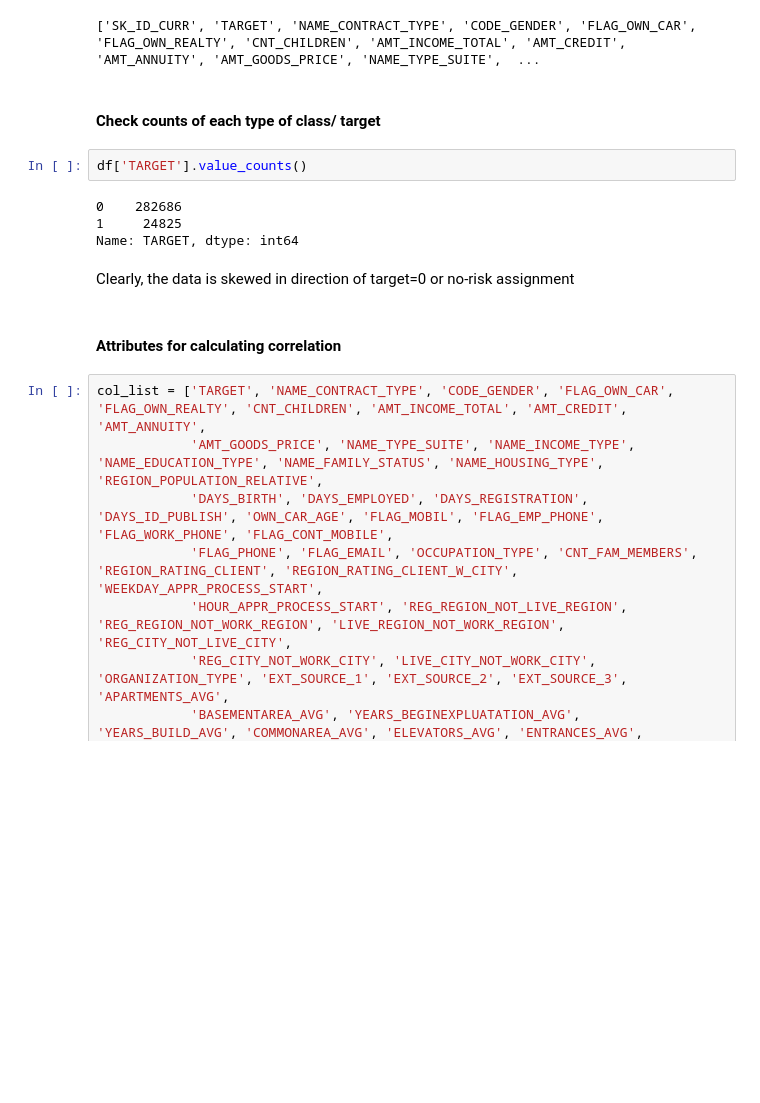
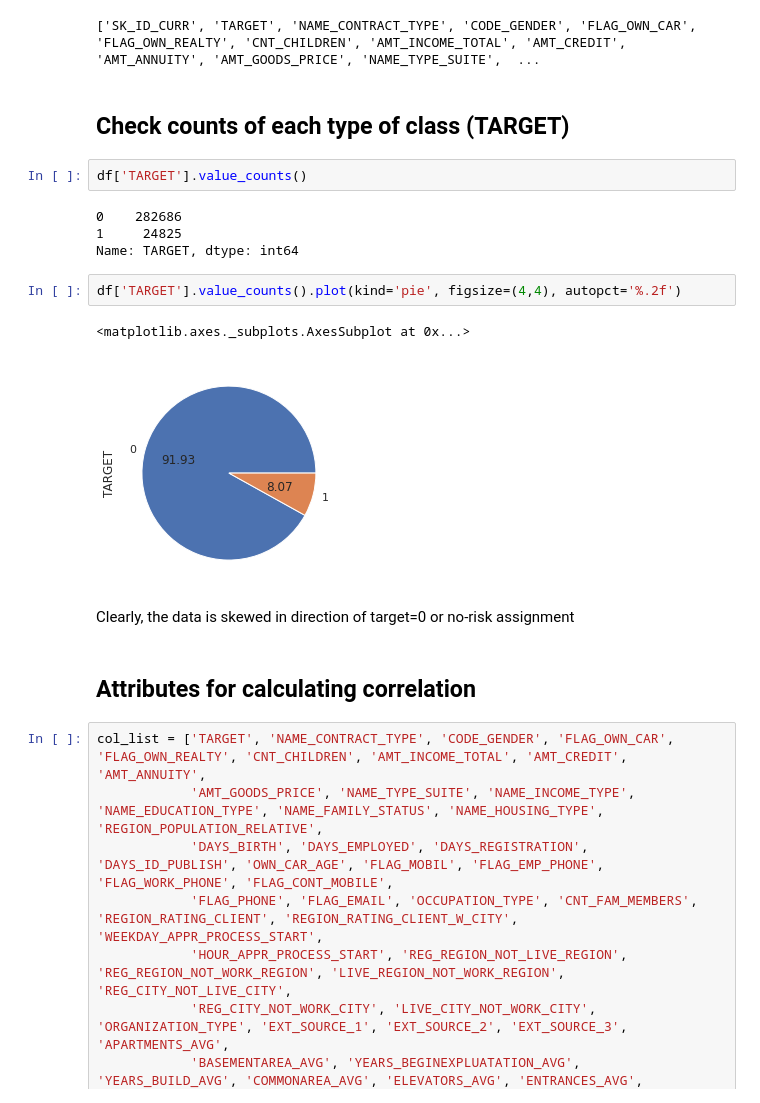
Before and after one commit to eileencho/rds-project, a Jupyter notebook: DataExploration.ipynb, the cells around one changed output. Cells and saved outputs as stored; diff of their text form; blank space fills up the shorter version.

```diff
--- a/DataExploration.ipynb
+++ b/DataExploration.ipynb
@@ -23,17 +24,22 @@ print(list(df.columns))
 # %% [output]
 ['SK_ID_CURR', 'TARGET', 'NAME_CONTRACT_TYPE', 'CODE_GENDER', 'FLAG_OWN_CAR', 'FLAG_OWN_REALTY', 'CNT_CHILDREN', 'AMT_INCOME_TOTAL', 'AMT_CREDIT', 'AMT_ANNUITY', 'AMT_GOODS_PRICE', 'NAME_TYPE_SUITE',  ...
 # %% [markdown]
-#### Check counts of each type of class/ target
+## Check counts of each type of class (TARGET)
 # %%
 df['TARGET'].value_counts()
 # %% [output]
 0    282686
 1     24825
 Name: TARGET, dtype: int64
+# %%
+df['TARGET'].value_counts().plot(kind='pie', figsize=(4,4), autopct='%.2f')
+# %% [output]
+<matplotlib.axes._subplots.AxesSubplot at 0x...>
+[figure, added]
 # %% [markdown]
 Clearly, the data is skewed in direction of target=0 or no-risk assignment
 # %% [markdown]
-#### Attributes for calculating correlation
+## Attributes for calculating correlation
 # %%
 col_list = ['TARGET', 'NAME_CONTRACT_TYPE', 'CODE_GENDER', 'FLAG_OWN_CAR', 'FLAG_OWN_REALTY', 'CNT_CHILDREN', 'AMT_INCOME_TOTAL', 'AMT_CREDIT', 'AMT_ANNUITY',
             'AMT_GOODS_PRICE', 'NAME_TYPE_SUITE', 'NAME_INCOME_TYPE', 'NAME_EDUCATION_TYPE', 'NAME_FAMILY_STATUS', 'NAME_HOUSING_TYPE', 'REGION_POPULATION_RELATIVE',
```
Also changed, not shown: parts of 24 cells of this notebook, 2 other files.
